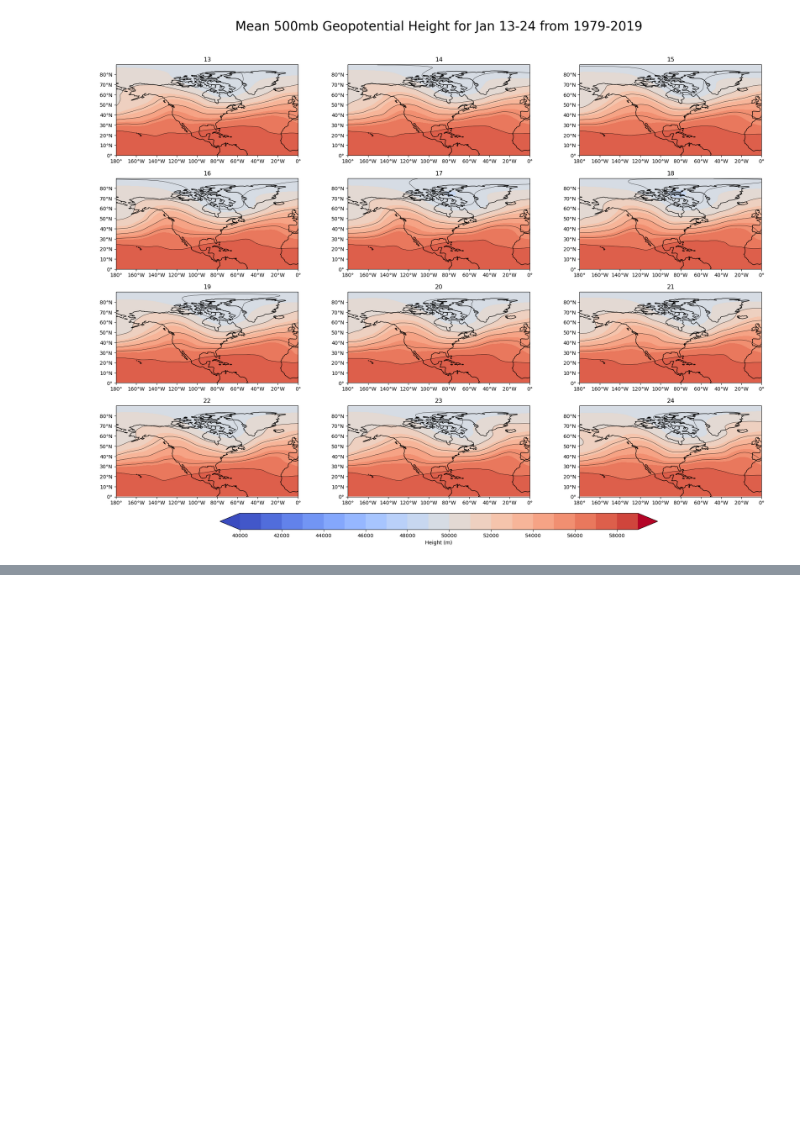
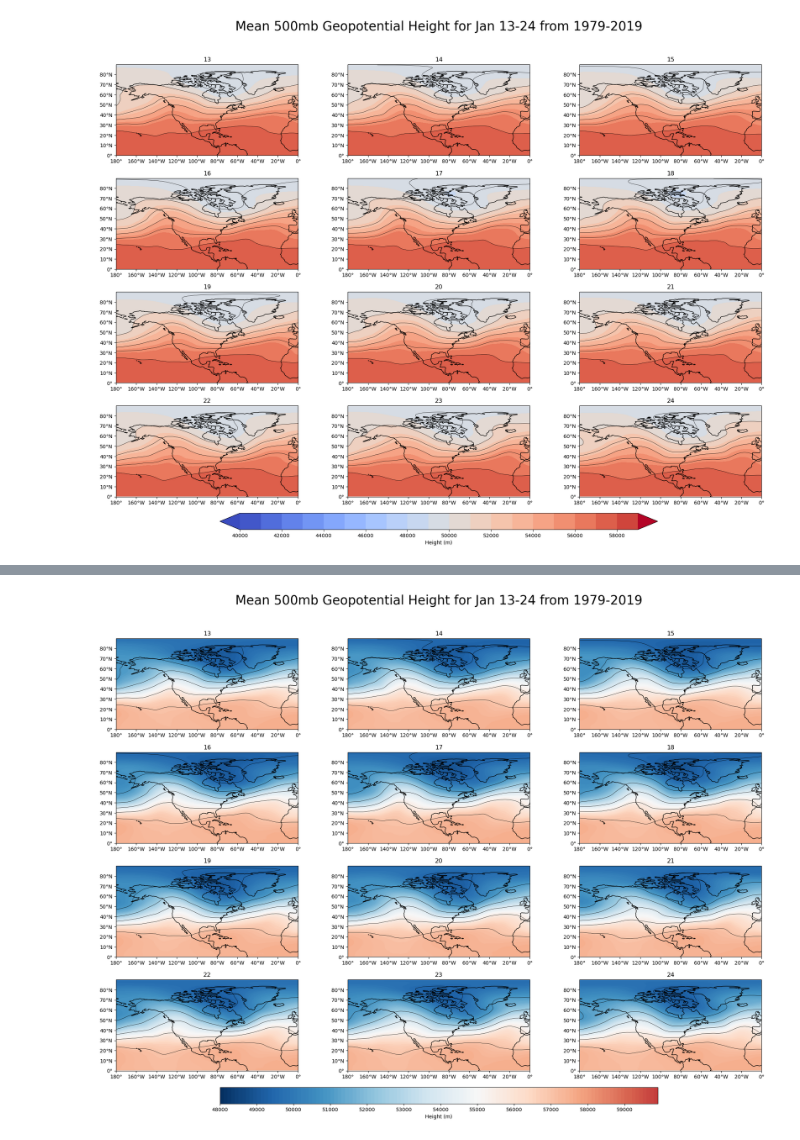
Before and after one commit to kmbarragan/clim680_project, a Jupyter notebook: Assignment2_Clim680.ipynb, the cells around one changed output, grey strips where cells are left out. Drawn from its saved outputs; the diff is of its cells as text; code cells hidden in the pictures; blank space fills up the shorter version.

```diff
--- a/Assignment2_Clim680.ipynb
+++ b/Assignment2_Clim680.ipynb
@@ -161,0 +164,97 @@ Text(0.5, 0.98, 'Mean 500mb Geopotential Height for Jan 13-24 from 1979-2019')
+# %%
+
+
+#Now to combine with a 'for' loop to create the plot
+# Define the figure and each axis for the 4 rows and 3 columns
+fig, axs = plt.subplots(nrows=4,ncols=3,
+                        subplot_kw={'projection': ccrs.PlateCarree()},
+                        figsize=(20,15))
+
+
+# We will flatten it into a 1-D array
+axs=axs.flatten()
+
+min_z500= ds_jan_dates['z500'].min()
+max_z500= ds_jan_dates['z500'].max()
+levels = np.arange(min_z500,max_z500,600)
+
+
+#level range is smaller and step is finer and changed center of colorbar-----
+#Changed the center since 500mb would range from 50000-60000 so 'technically' center would be 55000 m
+#Also changed the colormap used- now rdbu_r
+
+
+clevs = np.arange(48000,60000,100)
+divnorm = mpl.colors.CenteredNorm(vcenter=55000)
+
+
+
+axs=axs.flatten()
+
+#Loop over all of the day and plot
+for i, day in enumerate(ds_jan_dates['day']):
+
+    # Select the day
+    data=ds_jan_dates['z500'].sel(day=day)
+
+    # Add the cyclic point
+    data,lons=add_cyclic_point(data,
+                               coord=ds_jan_dates['lon'])
+
+    # Contour plot
+    cs=axs[i].contour(lons,
+                      ds_jan_dates['lat'],
+                      data,
+                      transform = ccrs.PlateCarree(),
+                      colors='black',
+                      extend='both',
+                      linewidths= .5)
+
+    #Color filled Contour Plot
+    cs1=axs[i].contourf(lons,
+                ds_jan_dates['lat'],
+                data,
+                clevs,
+                norm=divnorm,
+                cmap= "RdBu_r",
+                transform = ccrs.PlateCarree())
+
+
+
+    # Title each subplot with the name of the model
+    axs[i].set_title(day.values)
+    axs[i].set_extent([-180, 0, 90, 0], ccrs.PlateCarree())
+
+    # Draw the coastines for each subplot
+    axs[i].coastlines()
+
+    axs[i].set_xticks(np.arange(-180,181,20), crs=ccrs.PlateCarree())
+    lon_formatter = cticker.LongitudeFormatter()
+    axs[i].xaxis.set_major_formatter(lon_formatter)
+
+    # Define the yticks for latitude
+    axs[i].set_yticks(np.arange(0,90,10), crs=ccrs.PlateCarree())
+    lat_formatter = cticker.LatitudeFormatter()
+    axs[i].yaxis.set_major_formatter(lat_formatter)
+
+    axs[i].set_extent([-180, 0, 90, 0], ccrs.PlateCarree())
+
+    fig.subplots_adjust( top=0.9,
+                        left=0.05,
+                        right=0.95,
+                        wspace=0.2,
+                        hspace=0.25)
+
+#Colorbar(location, how far to bottom, how long,how tall
+cbar_ax = fig.add_axes([0.2, 0.05, 0.6, 0.03])
+
+cbar=fig.colorbar(cs1,
+                  cax=cbar_ax,
+                  orientation='horizontal',
+                  label='Height (m)', ticks=np.linspace(48000, 60000, 13))
+
+
+
+plt.suptitle('Mean 500mb Geopotential Height for Jan 13-24 from 1979-2019',
+             fontsize=25 )
+# %% [output]
@@ -161,0 +262 @@ Text(0.5, 0.98, 'Mean 500mb Geopotential Height for Jan 13-24 from 1979-2019')
+[figure, added]
```
Also changed, not shown: parts of 4 cells of this notebook.
